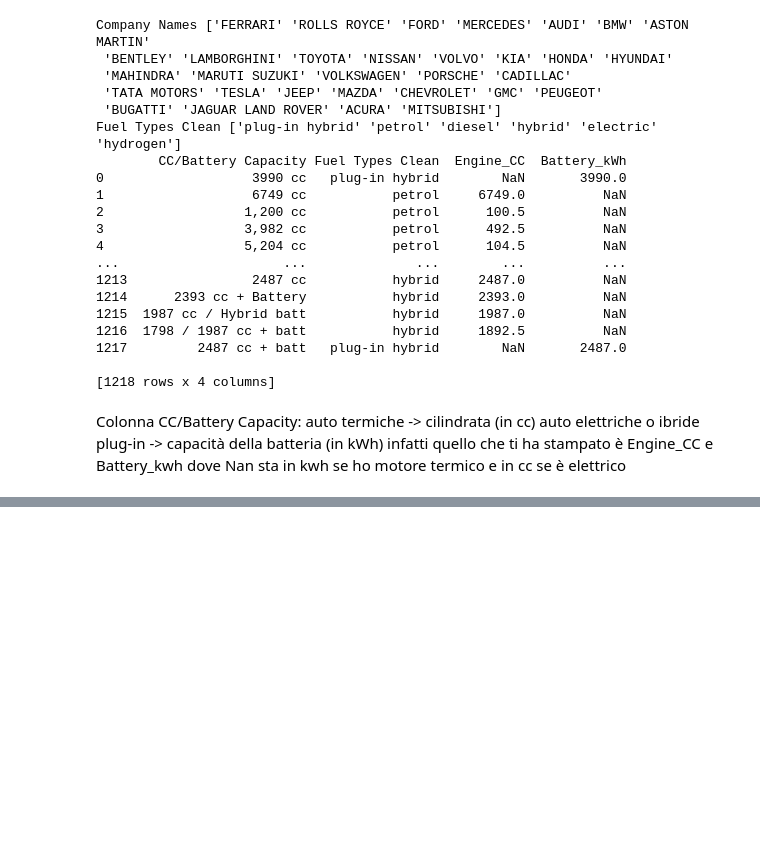
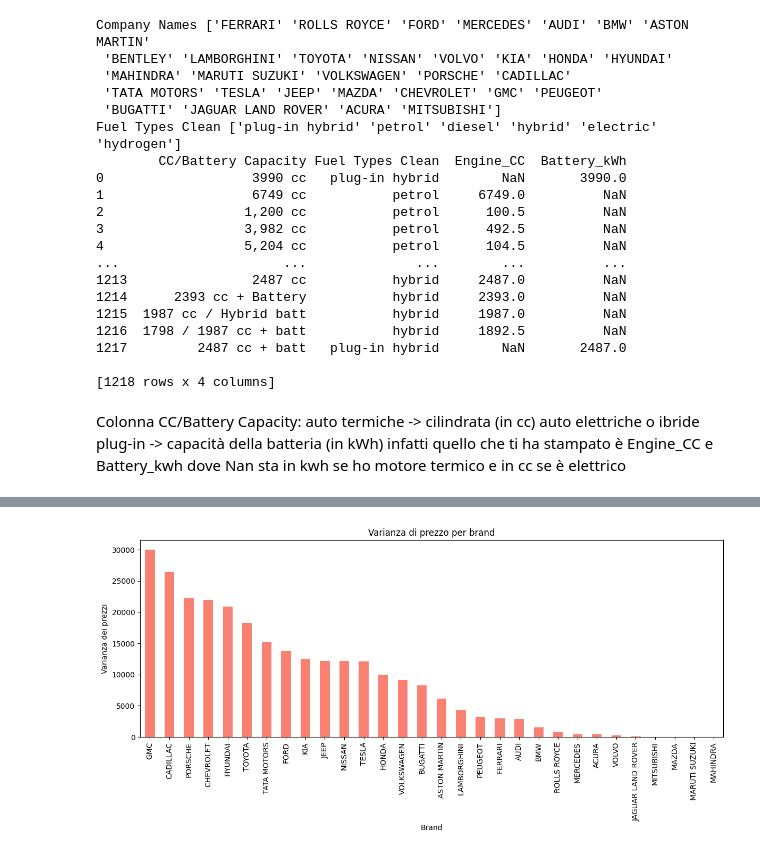
Before and after one commit to Gianmarcx/Sorrentino-Gianmarco_DepositoCorso, a Jupyter notebook: corso python/lunedi01-12/analisi_cars.ipynb, the cells around one changed output, grey strips where cells are left out. Saved outputs shown, nothing was run; the diff lists cells and outputs as text; code cells hidden in the pictures; blank space fills up the shorter version.

```diff
--- a/corso python/lunedi01-12/analisi_cars.ipynb
+++ b/corso python/lunedi01-12/analisi_cars.ipynb
@@ -858,17 +856,35 @@ auto elettriche o ibride plug-in -> capacità della batteria (in kWh)
 infatti quello che ti ha stampato è Engine_CC e Battery_kwh
 dove Nan sta in kwh se ho motore termico e in cc se è elettrico
 # %%
-#Adesso cerchiamo di capire quale brand ha la varianza di prezzo più alta, ovvero produce sia le auto molto economiche che molto costose
+# Adesso cerchiamo di capire quale brand ha la varianza di prezzo più alta,
+# ovvero produce sia le auto molto economiche che molto costose
 
+# Raggruppa il dataframe per brand (Company Names),
+# poi calcola la media dei prezzi (Cars_Prices_numeric) per ogni brand
+# e ordina i risultati dal più alto al più basso.
 prezzi_medi = df.groupby("Company Names")["Cars_Prices_numeric"].mean().sort_values(ascending=False)
+
+# Stampa una intestazione descrittiva
 print("Prezzo medio per brand:")
+# Stampa la Series con prezzo medio per ciascun brand
 print(prezzi_medi)
 
-varianza_prezzi = df.groupby("Company Names")["Cars_Prices_numeric"].mean().var_values(ascending=False)
-print("Prezzo medio per brand:")
+# Raggruppa di nuovo per brand e calcola la VARIANZA dei prezzi per ogni brand,
+# poi ordina dalla varianza più alta alla più bassa.
+# La varianza misura quanto i prezzi del brand sono dispersi rispetto alla loro media:
+# alta varianza = prezzi molto diversi (gamma ampia: modelli economici e costosi).
+varianza_prezzi = df.groupby("Company Names")["Cars_Prices_numeric"].var().dropna().sort_values(ascending=False)
+
+
+# Stampa una intestazione
+print("Varianza prezzo per brand:")
+# Stampa la Series con la varianza per ciascun brand
 print(varianza_prezzi)
 
+# Trova il nome del brand con la varianza più alta
 brand_massima_varianza = varianza_prezzi.idxmax()
+# Trova il valore numerico massimo della varianza
 valore_massima_varianza = varianza_prezzi.max()
 
+# Stampa un riepilogo finale con il brand che ha la varianza più alta e il valore della varianza,
 print(f"\n🔍 Il brand con la varianza di prezzo più alta è: {brand_massima_varianza} ({valore_massima_varianza:.2f})")
@@ -874,0 +923,13 @@ print(f"\n🔍 Il brand con la varianza di prezzo più alta è: {brand_massima_v
+# %%
+
+# --- Grafico 2: Varianza di prezzo per brand ---
+plt.figure(figsize=(12,6))
+varianza_prezzi.plot(kind="bar", color="salmon")
+plt.title("Varianza di prezzo per brand")
+plt.xlabel("Brand")
+plt.ylabel("Varianza dei prezzi")
+plt.xticks(rotation=90)
+plt.tight_layout()
+plt.show()
+# %% [output]
+[figure, added]
```
Also changed, not shown: parts of 12 cells of this notebook.
